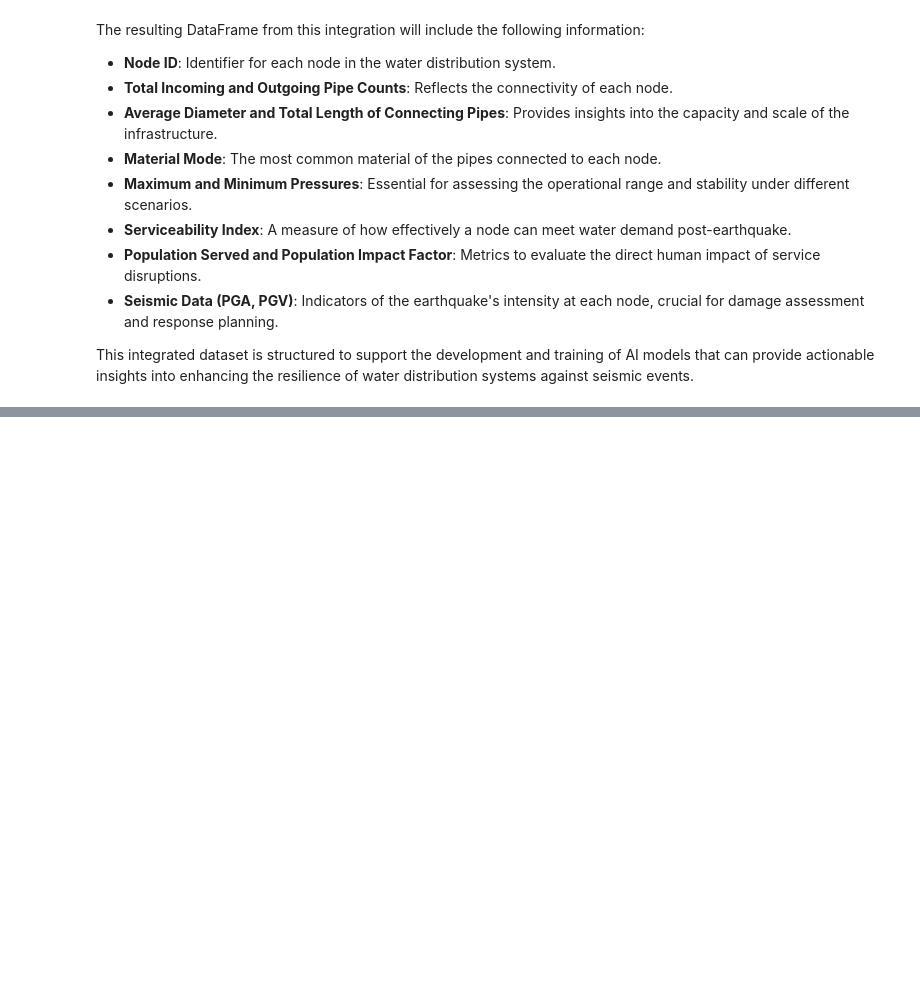
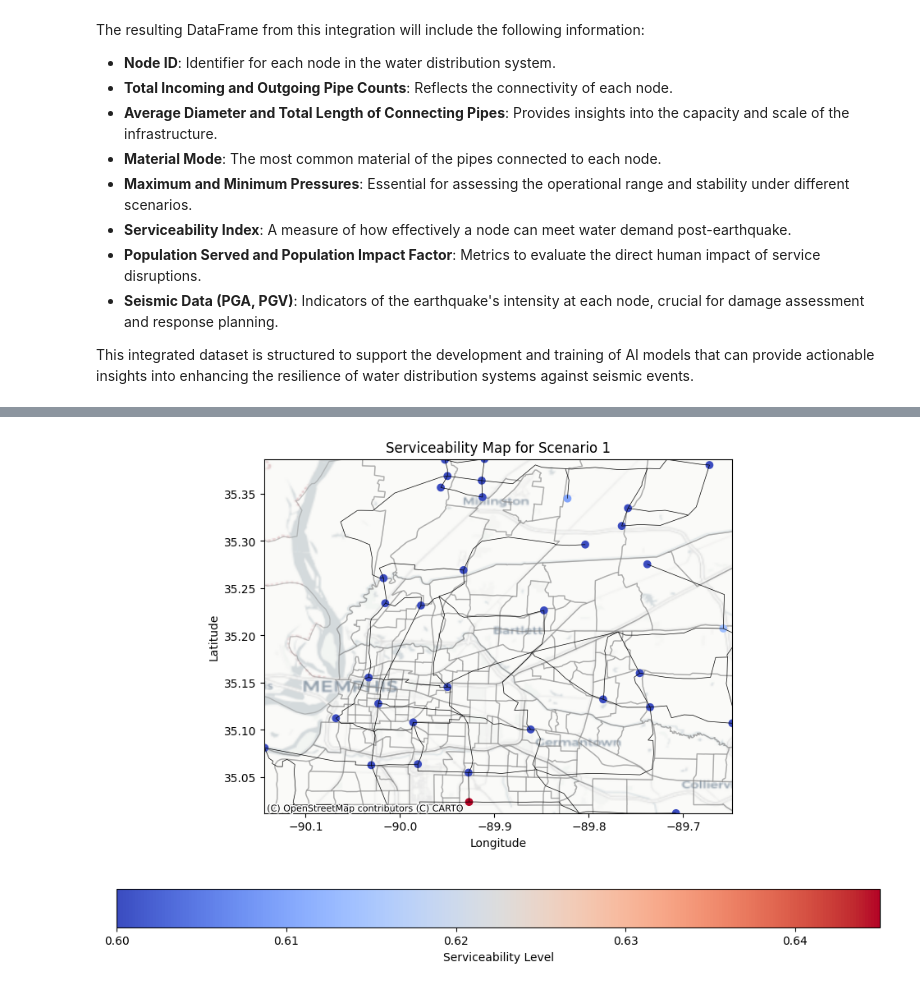
Before and after one commit to ZeinabFarah/Enhancing-Urban-Seismic-Resilience-Integrating-AI-and-Monte-Carlo-Methods, a Jupyter notebook: main.ipynb, the cells around one changed output, grey strips where cells are left out. Cells and saved outputs as stored; diff of their text form; code cells hidden in the pictures; blank space fills up the shorter version.

```diff
--- a/main.ipynb
+++ b/main.ipynb
@@ -513,0 +392,4 @@ print(f'Predicted Impact: {predicted_impact[0]}')
+# %%
+visualization.plot_serviceability_map(census_file_path, water_nodes_file_path, water_pipes_file_path, serviceability_df, 1)
+# %% [output]
+[figure, added]
```
Also changed, not shown: parts of 19 cells of this notebook.
